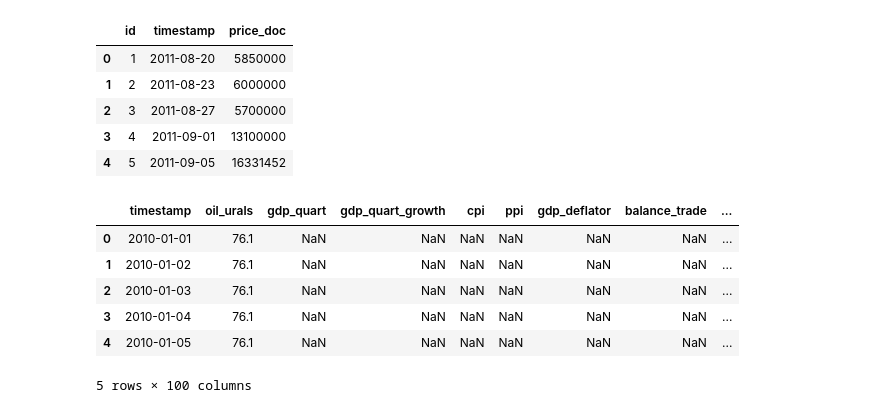
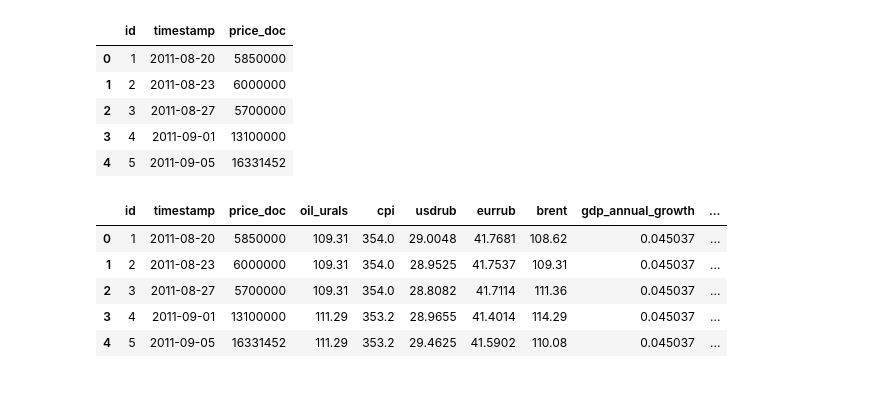
Before and after one commit to byronhousten/kaggle_sberbank, a Jupyter notebook: macro.ipynb, the cells around one changed output. Drawn from its saved outputs; the diff is of its cells as text; code cells hidden in the pictures.

```diff
--- a/macro.ipynb
+++ b/macro.ipynb
@@ -25,0 +259,7 @@ df_train['timestamp'] = pd.to_datetime(df_train['timestamp'], format="%Y-%m-%d")
+# %%
+# Let's keep salary for the simple reason of if someone isn't working, they probably aren't buying a house
+df_macro = df_macro[['timestamp', 'oil_urals', 'gdp_quart', 'gdp_quart_growth', 'cpi', 'usdrub', 'eurrub', 'brent',
+       'gdp_annual', 'gdp_annual_growth', 'rts', 'micex', 'micex_rgbi_tr', 'micex_cbi_tr', 'deposits_growth',
+       'mortgage_rate', 'salary', 'fixed_basket', 'labor_force', 'unemployment', 'employment', 'rent_price_1room_bus',
+       'rent_price_1room_eco']]
+df_macro.isnull().sum()
@@ -25,0 +297,8 @@ df_train['timestamp'] = pd.to_datetime(df_train['timestamp'], format="%Y-%m-%d")
+# %%
+# Okay, well Russia doesn't have a 1.7 unmployment rate at any point in the past 10 years, so I'm not sure what
+# that variable is measuring. Labor_force absolute numbers are meaningless without context. Employment rate seems
+# to be in line with outside sources, so let's keep that
+df_macro = df_macro[['timestamp', 'oil_urals', 'gdp_quart', 'gdp_quart_growth', 'cpi', 'usdrub', 'eurrub', 'brent',
+       'gdp_annual', 'gdp_annual_growth', 'rts', 'micex', 'micex_rgbi_tr', 'micex_cbi_tr', 'deposits_growth',
+       'mortgage_rate', 'salary', 'fixed_basket', 'employment', 'rent_price_1room_bus', 'rent_price_1room_eco']]
+df_macro.isnull().sum()
@@ -25,0 +336,6 @@ df_train['timestamp'] = pd.to_datetime(df_train['timestamp'], format="%Y-%m-%d")
+# %%
+# Not sure what these are measuring. gdp_annual_growth looks to be the GDP growth for the past year based on outside sources
+# so let's keep that variable
+df_macro = df_macro[['timestamp', 'oil_urals', 'cpi', 'usdrub', 'eurrub', 'brent', 'gdp_annual_growth', 'rts', 'micex',
+                     'micex_rgbi_tr', 'micex_cbi_tr', 'deposits_growth', 'mortgage_rate', 'salary', 'fixed_basket',
+                     'employment', 'rent_price_1room_bus', 'rent_price_1room_eco']]
@@ -34,15 +353,16 @@ df_price.head()
 | 2 | 3 | 2011-08-27 | 5700000 |
 | 3 | 4 | 2011-09-01 | 13100000 |
 | 4 | 5 | 2011-09-05 | 16331452 |
+# %%
+df_price = df_price.merge(df_macro, on='timestamp')
+# %%
+df_price.head()
+# %% [output]
+|  | id | timestamp | price_doc | oil_urals | cpi | usdrub | eurrub | brent | gdp_annual_growth | ... |
+| 0 | 1 | 2011-08-20 | 5850000 | 109.31 | 354.0 | 29.0048 | 41.7681 | 108.62 | 0.045037 | ... |
+| 1 | 2 | 2011-08-23 | 6000000 | 109.31 | 354.0 | 28.9525 | 41.7537 | 109.31 | 0.045037 | ... |
+| 2 | 3 | 2011-08-27 | 5700000 | 109.31 | 354.0 | 28.8082 | 41.7114 | 111.36 | 0.045037 | ... |
+| 3 | 4 | 2011-09-01 | 13100000 | 111.29 | 353.2 | 28.9655 | 41.4014 | 114.29 | 0.045037 | ... |
+| 4 | 5 | 2011-09-05 | 16331452 | 111.29 | 353.2 | 29.4625 | 41.5902 | 110.08 | 0.045037 | ... |
 # %%
 y = np.log(df_train['price_doc'])
-# %%
-df_macro.head()
-# %% [output]
-|  | timestamp | oil_urals | gdp_quart | gdp_quart_growth | cpi | ppi | gdp_deflator | balance_trade | ... |
-| 0 | 2010-01-01 | 76.1 | NaN | NaN | NaN | NaN | NaN | NaN | ... |
-| 1 | 2010-01-02 | 76.1 | NaN | NaN | NaN | NaN | NaN | NaN | ... |
-| 2 | 2010-01-03 | 76.1 | NaN | NaN | NaN | NaN | NaN | NaN | ... |
-| 3 | 2010-01-04 | 76.1 | NaN | NaN | NaN | NaN | NaN | NaN | ... |
-| 4 | 2010-01-05 | 76.1 | NaN | NaN | NaN | NaN | NaN | NaN | ... |
-5 rows × 100 columns
```
Also changed, not shown: parts of 26 cells of this notebook.
